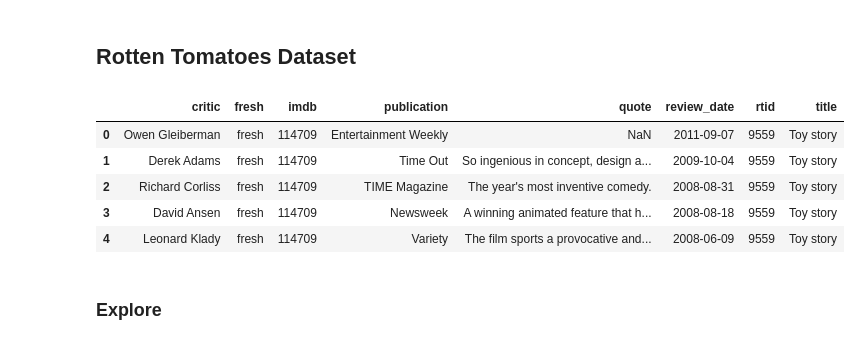
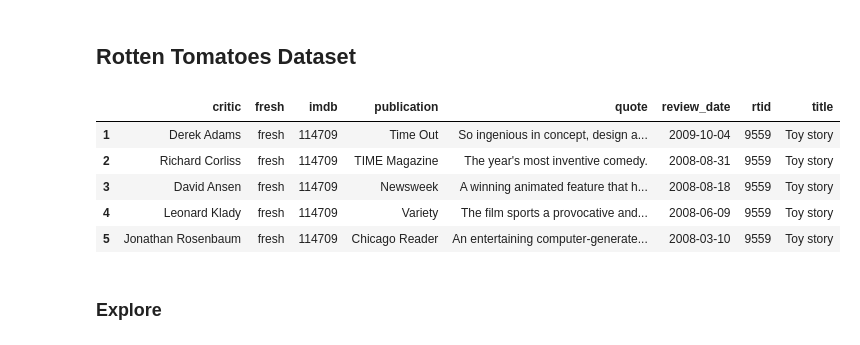
Before and after one commit to AOlden/sb-projects, a Jupyter notebook: naive_bayes/Mini_Project_Naive_Bayes.ipynb, the cells around one changed output. Drawn from its saved outputs; the diff is of its cells as text; code cells hidden in the pictures.

```diff
--- a/naive_bayes/Mini_Project_Naive_Bayes.ipynb
+++ b/naive_bayes/Mini_Project_Naive_Bayes.ipynb
@@ -36,15 +36,15 @@ sns.set_context("poster")
 ## Rotten Tomatoes Dataset
 # %%
 critics = pd.read_csv('./critics.csv')
-#critics = critics[~critics.quote.isnull()] #drop rows with missing quotes
+critics = critics[~critics.quote.isnull()] #drop rows with missing quotes
 critics.head()
 # %% [output]
 |  | critic | fresh | imdb | publication | quote | review_date | rtid | title |
-| 0 | Owen Gleiberman | fresh | 114709 | Entertainment Weekly | NaN | 2011-09-07 | 9559 | Toy story |
 | 1 | Derek Adams | fresh | 114709 | Time Out | So ingenious in concept, design a... | 2009-10-04 | 9559 | Toy story |
 | 2 | Richard Corliss | fresh | 114709 | TIME Magazine | The year's most inventive comedy. | 2008-08-31 | 9559 | Toy story |
 | 3 | David Ansen | fresh | 114709 | Newsweek | A winning animated feature that h... | 2008-08-18 | 9559 | Toy story |
 | 4 | Leonard Klady | fresh | 114709 | Variety | The film sports a provocative and... | 2008-06-09 | 9559 | Toy story |
+| 5 | Jonathan Rosenbaum | fresh | 114709 | Chicago Reader | An entertaining computer-generate... | 2008-03-10 | 9559 | Toy story |
 # %% [markdown]
 ### Explore
 # %%
```
Also changed, not shown: parts of 5 cells of this notebook.
